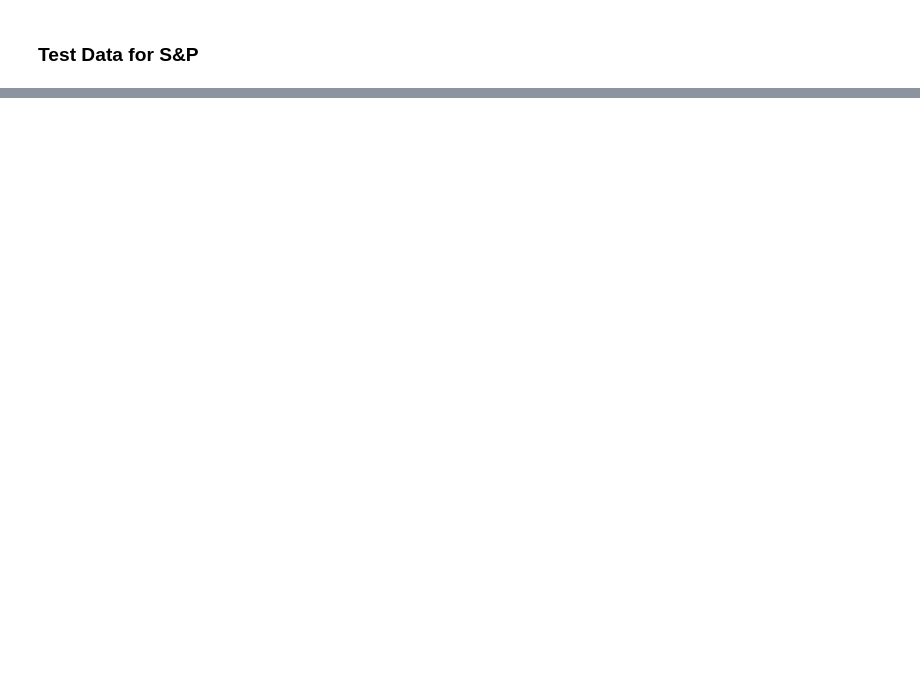
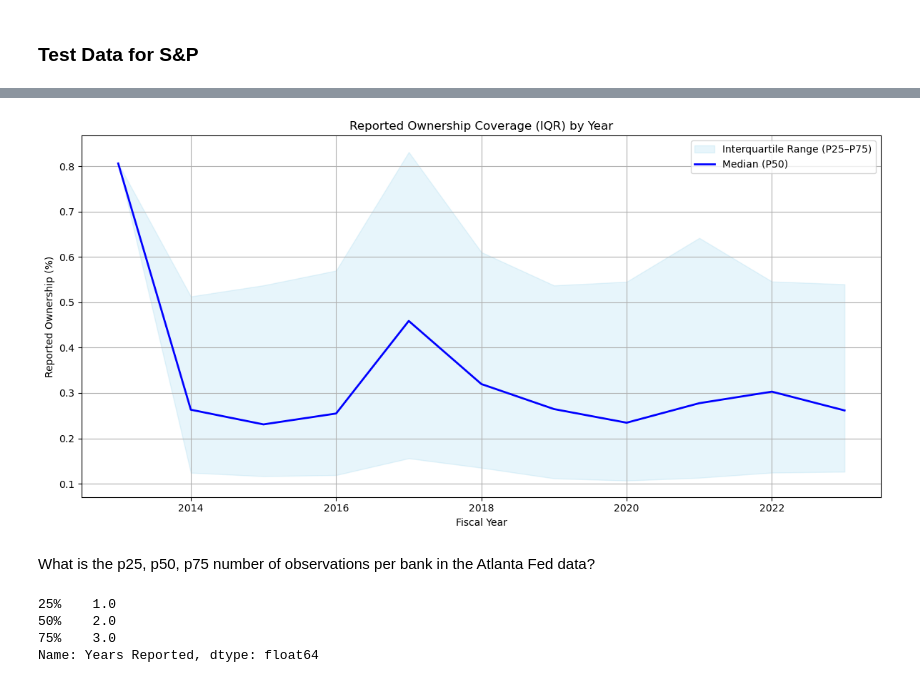
Before and after one commit to nashlaturciosss/fed-data-scraper, a Jupyter notebook: notebooks/clean_csvs.ipynb, the cells around one changed output, grey strips where cells are left out. Saved outputs shown, nothing was run; the diff lists cells and outputs as text; code cells hidden in the pictures; blank space fills up the shorter version.

```diff
--- a/notebooks/clean_csvs.ipynb
+++ b/notebooks/clean_csvs.ipynb
@@ -190,0 +590,63 @@ cleaned_securities_df_S3.to_csv(os.path.join(output_folder, "cleaned_securities_
+# %%
+# If not already done, compute ownership totals per bank per year
+bank_year_ownership = (
+    merged_df
+    .groupby(['Bank', 'Fiscal Year'])['Percentage of Ownership']
+    .sum()
+    .reset_index(name='Total Reported Ownership')
+)
+
+# Compute percentiles per year
+ownership_percentiles = (
+    bank_year_ownership
+    .groupby('Fiscal Year')['Total Reported Ownership']
+    .agg([
+        ('P25', lambda x: x.quantile(0.25)),
+        ('P50', 'median'),
+        ('P75', lambda x: x.quantile(0.75))
+    ])
+    .reset_index()
+)
+# %%
+plt.figure(figsize=(12, 6))
+
+# Ribbon
+plt.fill_between(
+    ownership_percentiles['Fiscal Year'],
+    ownership_percentiles['P25'],
+    ownership_percentiles['P75'],
+    alpha=0.2,
+    color='skyblue',
+    label='Interquartile Range (P25–P75)'
+)
+
+# Lines
+plt.plot(ownership_percentiles['Fiscal Year'], ownership_percentiles['P50'], label='Median (P50)', color='blue', linewidth=2)
+
+plt.xlabel('Fiscal Year')
+plt.ylabel('Reported Ownership (%)')
+plt.title('Reported Ownership Coverage (IQR) by Year')
+plt.legend()
+plt.grid(True)
+plt.tight_layout()
+plt.show()
+# %% [output]
+[figure, added]
+# %% [markdown]
+What is the p25, p50, p75 number of observations per bank in the Atlanta Fed data?
+# %%
+# Step 1: Count how many unique years each bank appears in
+years_per_bank = (
+    merged_df.groupby('Bank')['Fiscal Year']
+    .nunique()
+    .reset_index(name='Years Reported')
+)
+
+# Step 2: Summary statistics
+bank_year_summary = years_per_bank['Years Reported'].describe(percentiles=[0.25, 0.5, 0.75])
+print(bank_year_summary[['25%', '50%', '75%']])
+# %% [output]
+25%    1.0
+50%    2.0
+75%    3.0
+Name: Years Reported, dtype: float64
```
Also changed, not shown: parts of 43 cells of this notebook, 8 other files.
